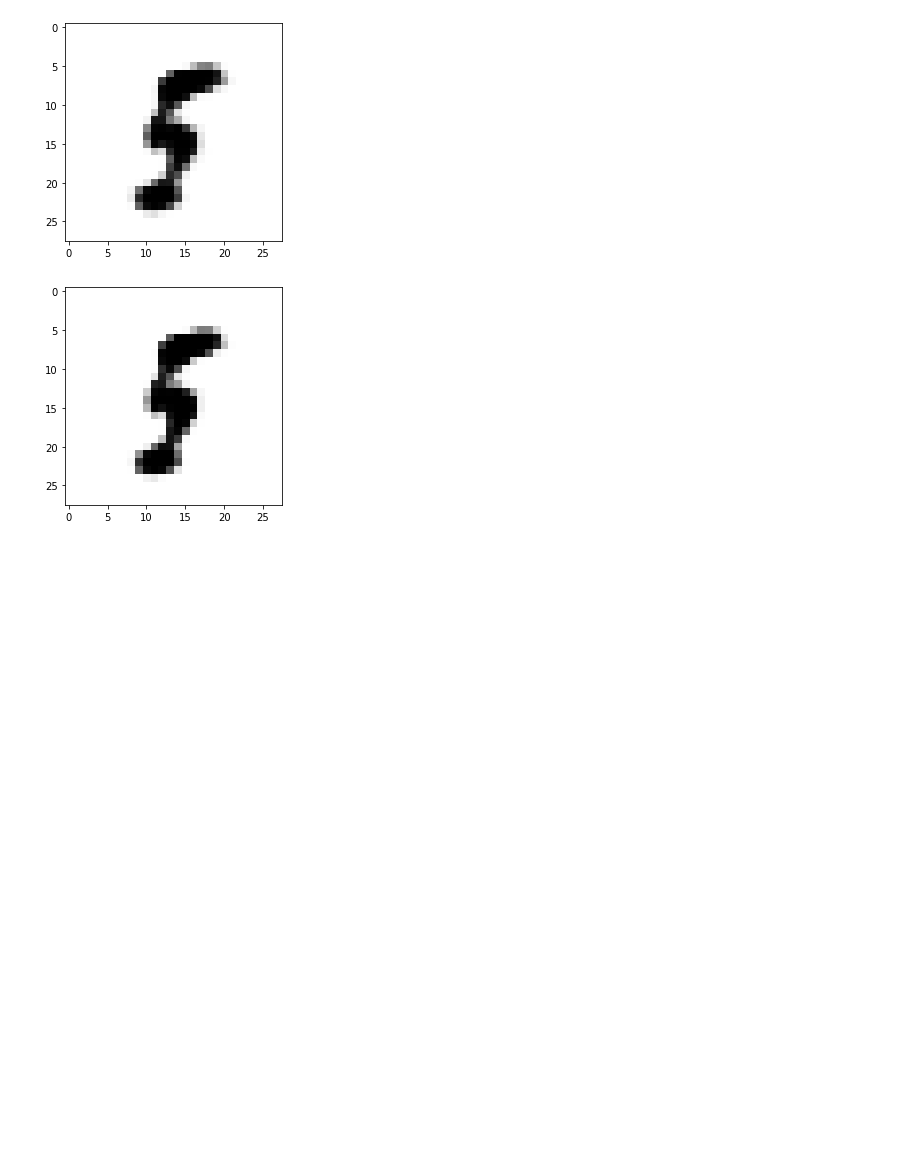
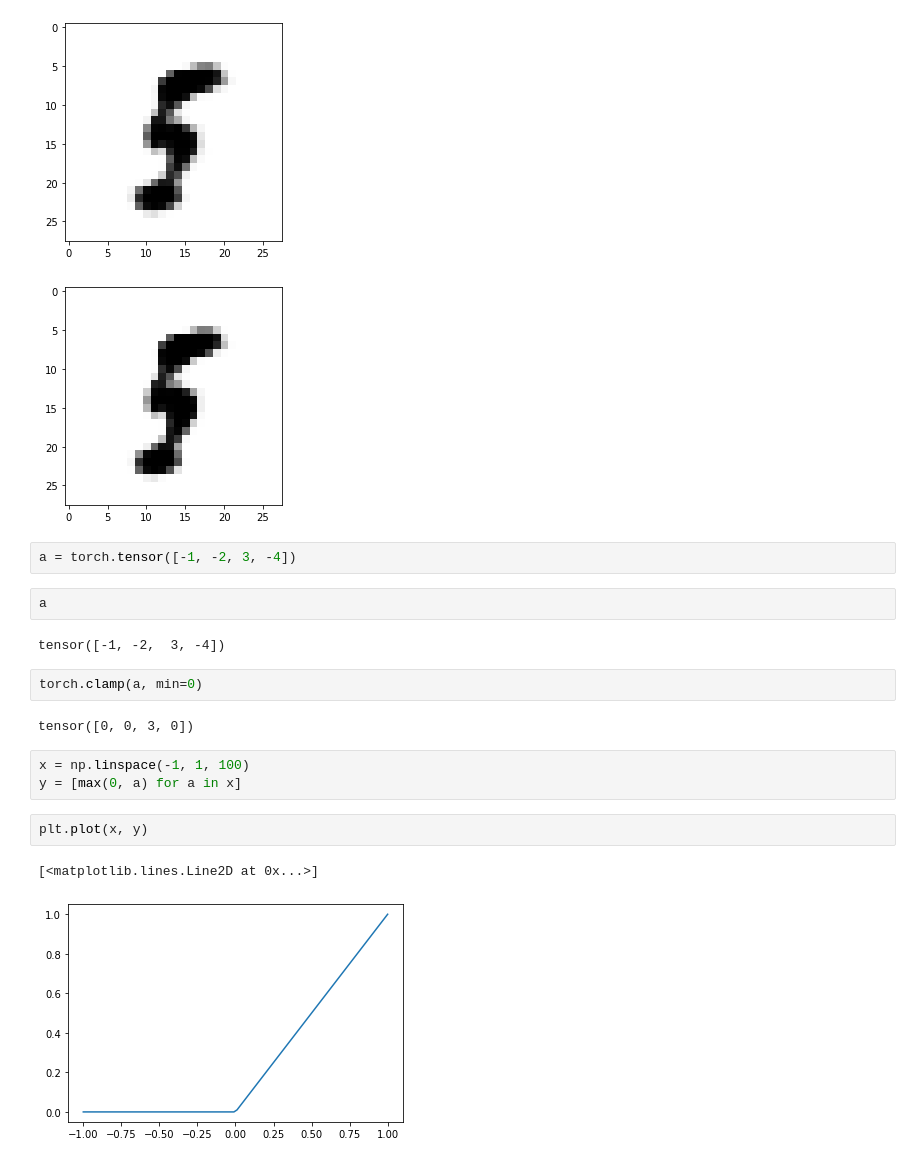
Before and after one commit to VIVelev/capsnets, a Jupyter notebook: playground.ipynb, the cells around one changed output. Saved outputs shown, nothing was run; the diff lists cells and outputs as text; blank space fills up the shorter version.

```diff
--- a/playground.ipynb
+++ b/playground.ipynb
@@ -59,3 +59,21 @@ for i in range(10):
 [figure]
 [figure]
 [figure]
+# %%
+a = torch.tensor([-1, -2, 3, -4])
+# %%
+a
+# %% [output]
+tensor([-1, -2,  3, -4])
+# %%
+torch.clamp(a, min=0)
+# %% [output]
+tensor([0, 0, 3, 0])
+# %%
+x = np.linspace(-1, 1, 100)
+y = [max(0, a) for a in x]
+# %%
+plt.plot(x, y)
+# %% [output]
+[<matplotlib.lines.Line2D at 0x...>]
+[figure, added]
```
Also changed, not shown: parts of 1 cell of this notebook, 3 other files.
